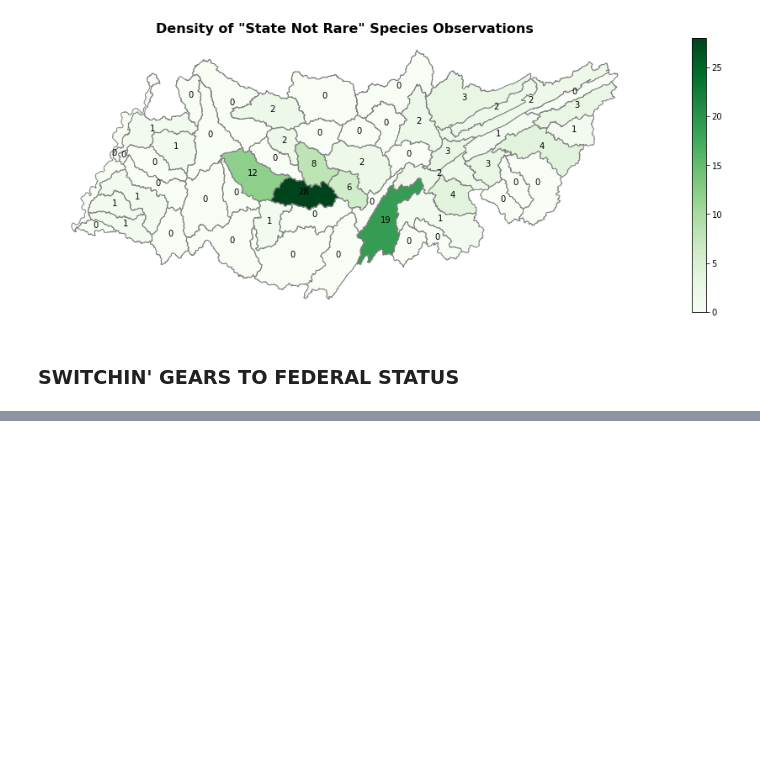
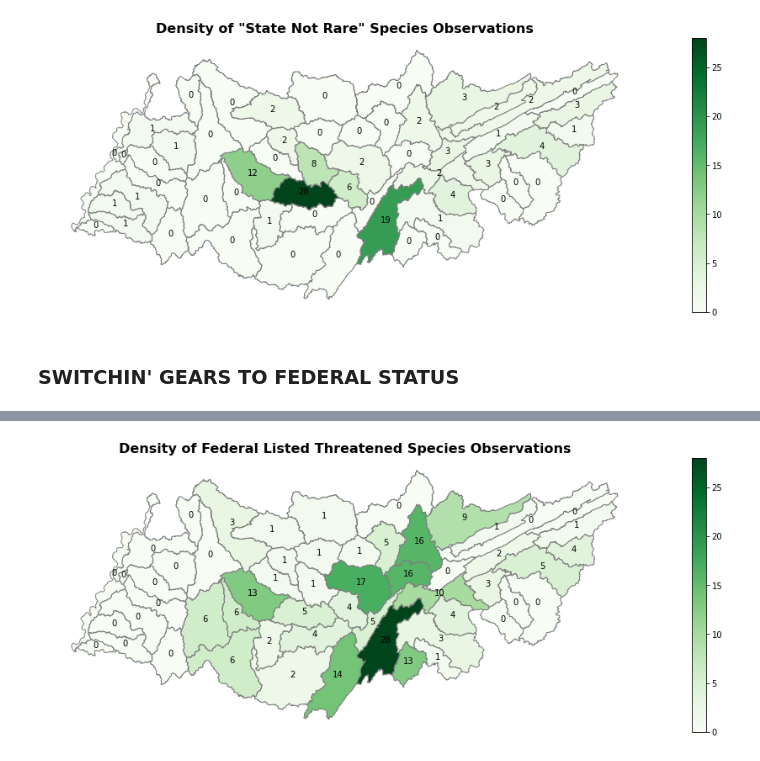
Before and after one commit to jomccall/Species-Diversity-in-Tennessee, a Jupyter notebook: notebooks/Bring in Watersheds File to make Maps.ipynb, the cells around one changed output, grey strips where cells are left out. Cells and saved outputs as stored; diff of their text form; code cells hidden in the pictures; blank space fills up the shorter version.

```diff
--- a/notebooks/Bring in Watersheds File to make Maps.ipynb
+++ b/notebooks/Bring in Watersheds File to make Maps.ipynb
@@ -298,0 +314,15 @@ ax.axis('off');
+# %%
+fig, ax = plt.subplots(figsize=(20, 6))
+ws_geo.plot(column = 'LT',
+               cmap = 'Greens',
+               edgecolor = 'grey',
+               legend = True,
+               ax = ax)
+for index, row in ws_geo.iterrows():
+    plt.annotate(text=row['LT'],
+                 xy=(row['geometry'].centroid.x, row['geometry'].centroid.y),
+                 horizontalalignment='center')
+plt.title('Density of Federal Listed Threatened Species Observations', fontsize = 16, fontweight = 'bold')
+ax.axis('off');
+# %% [output]
+[figure, added]
```
Also changed, not shown: parts of 3 cells of this notebook, 2 other files.
